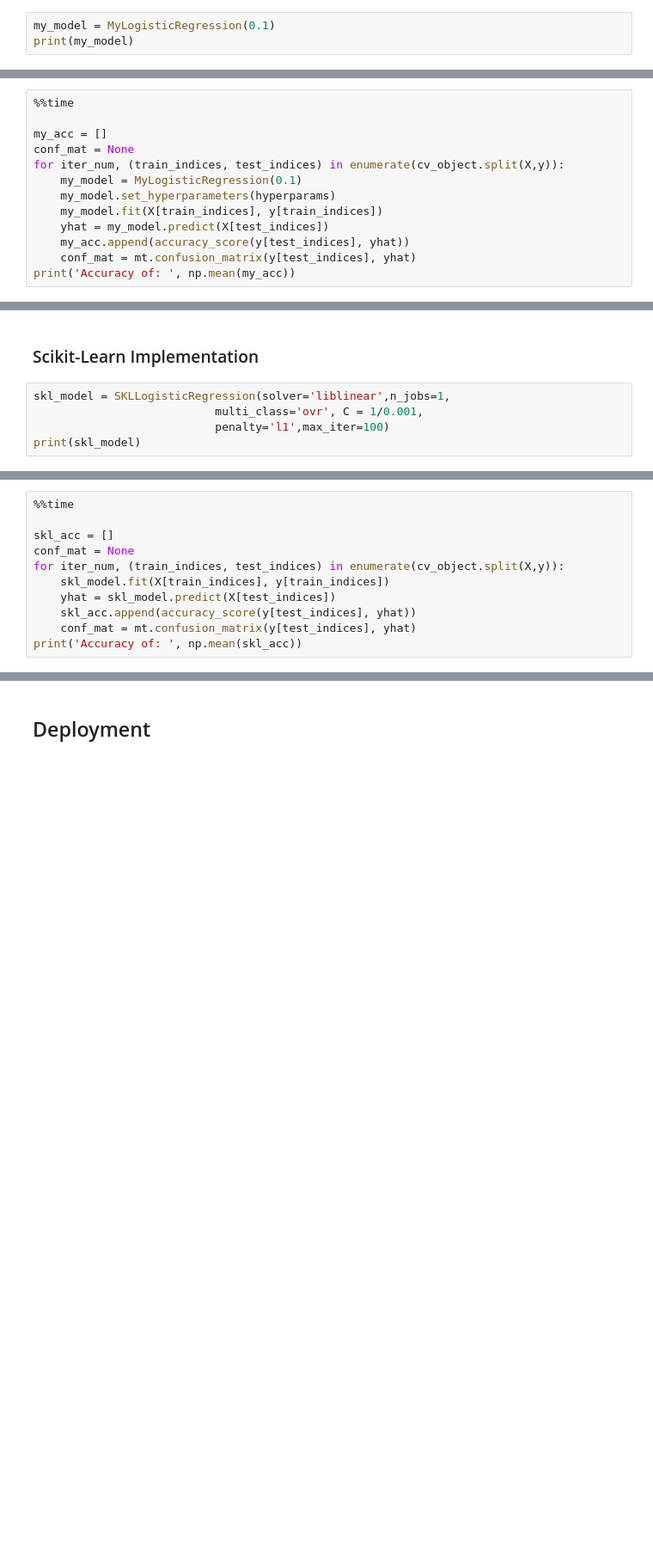
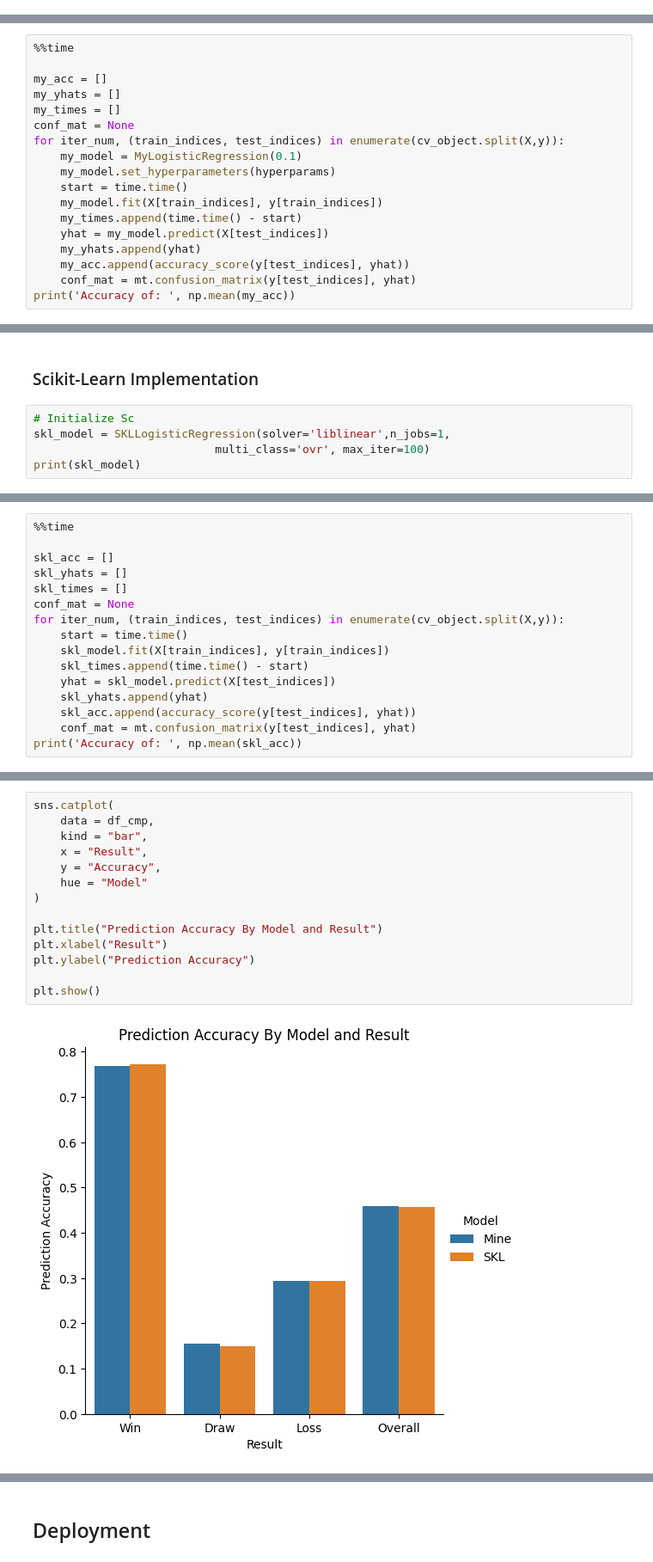
Before and after one commit to Rds1055/Machine-Learning-Labs, a Jupyter notebook: Lab3/lab3.ipynb, the cells around one changed output, grey strips where cells are left out. Shown at 86% size. Cells and saved outputs as stored; diff of their text form; blank space fills up the shorter version.

```diff
--- a/Lab3/lab3.ipynb
+++ b/Lab3/lab3.ipynb
@@ -610,3 +645,0 @@ y = df["result"].to_numpy()
-# %%
-my_model = MyLogisticRegression(0.1)
-print(my_model)
@@ -747,12 +798,17 @@ cv_object = ShuffleSplit(n_splits = 10, test_size = 0.2, random_state = 7324)
 %%time
 
 my_acc = []
+my_yhats = []
+my_times = []
 conf_mat = None
 for iter_num, (train_indices, test_indices) in enumerate(cv_object.split(X,y)):
     my_model = MyLogisticRegression(0.1)
     my_model.set_hyperparameters(hyperparams)
+    start = time.time()
     my_model.fit(X[train_indices], y[train_indices])
+    my_times.append(time.time() - start)
     yhat = my_model.predict(X[test_indices])
+    my_yhats.append(yhat)
     my_acc.append(accuracy_score(y[test_indices], yhat))
     conf_mat = mt.confusion_matrix(y[test_indices], yhat)
 print('Accuracy of: ', np.mean(my_acc))
@@ -778,8 +834,8 @@ array([[ 59,  78, 145],
 # %% [markdown]
 ### Scikit-Learn Implementation
 # %%
+# Initialize Sc
 skl_model = SKLLogisticRegression(solver='liblinear',n_jobs=1,
-                           multi_class='ovr', C = 1/0.001,
-                           penalty='l1',max_iter=100)
+                           multi_class='ovr', max_iter=100)
 print(skl_model)
 # %% [output]
@@ -789,10 +846,15 @@ LogisticRegression(C=1000.0, multi_class='ovr', n_jobs=1, penalty='l1',
 %%time
 
 skl_acc = []
+skl_yhats = []
+skl_times = []
 conf_mat = None
 for iter_num, (train_indices, test_indices) in enumerate(cv_object.split(X,y)):
+    start = time.time()
     skl_model.fit(X[train_indices], y[train_indices])
+    skl_times.append(time.time() - start)
     yhat = skl_model.predict(X[test_indices])
+    skl_yhats.append(yhat)
     skl_acc.append(accuracy_score(y[test_indices], yhat))
     conf_mat = mt.confusion_matrix(y[test_indices], yhat)
 print('Accuracy of: ', np.mean(skl_acc))
@@ -816,0 +929,16 @@ array([[ 44,  59, 179],
+# %%
+sns.catplot(
+    data = df_cmp,
+    kind = "bar",
+    x = "Result",
+    y = "Accuracy",
+    hue = "Model"
+)
+
+plt.title("Prediction Accuracy By Model and Result")
+plt.xlabel("Result")
+plt.ylabel("Prediction Accuracy")
+
+plt.show()
+# %% [output]
+[figure, added]
```
Also changed, not shown: parts of 106 cells of this notebook, 2 other files.
